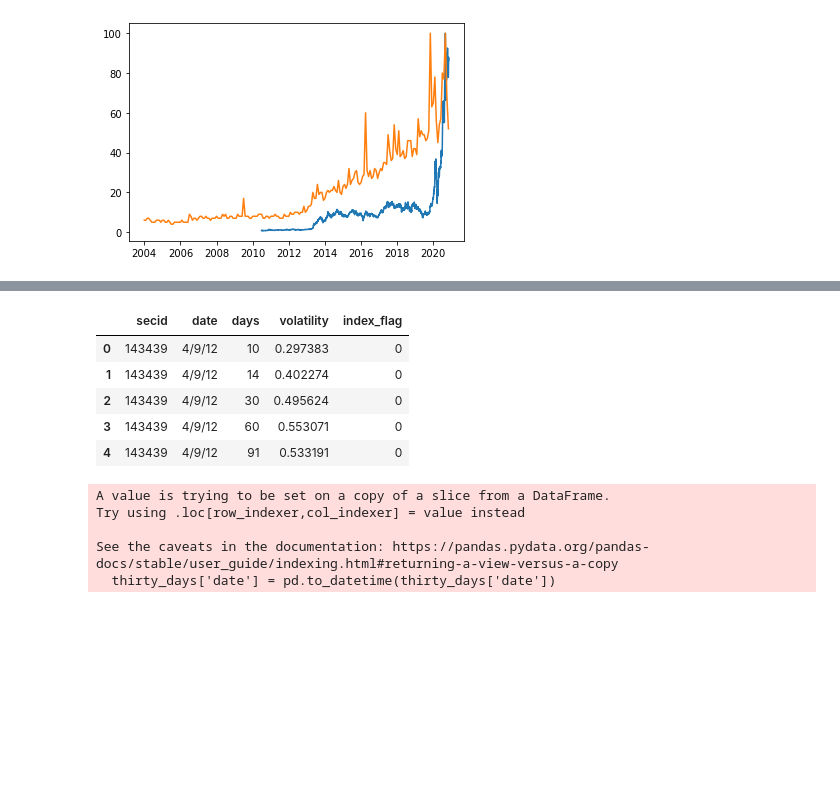
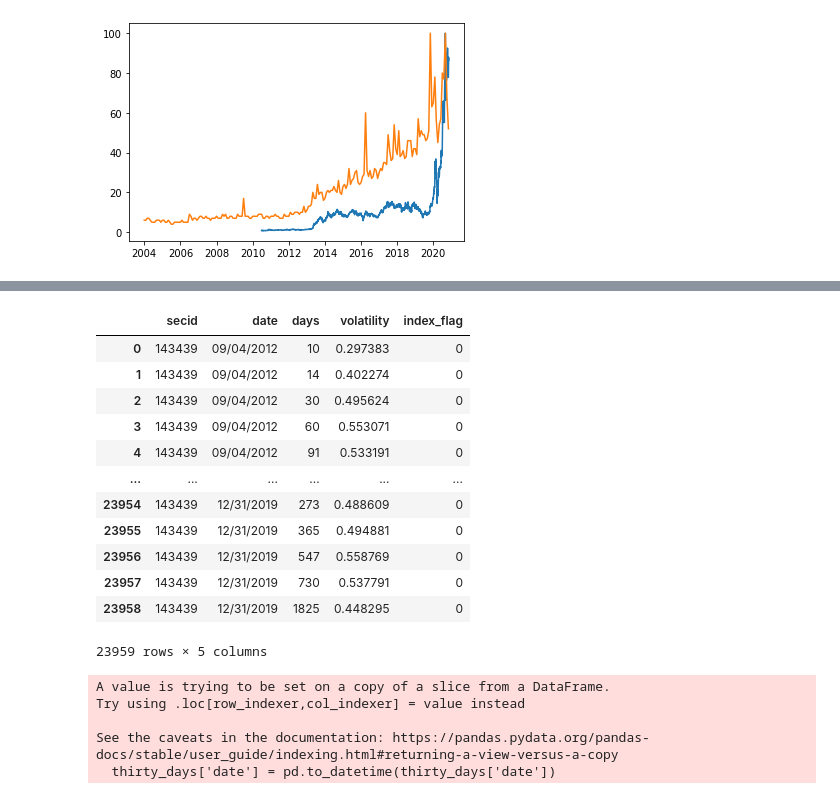
Before and after one commit to evilpegasus/google-trends-financial-modeling, a Jupyter notebook: clean_data.ipynb, the cells around one changed output, grey strips where cells are left out. Saved outputs shown, nothing was run; the diff lists cells and outputs as text; code cells hidden in the pictures; blank space fills up the shorter version.

```diff
--- a/clean_data.ipynb
+++ b/clean_data.ipynb
@@ -110,14 +160,21 @@ hourly_trend.plot()
 # %%
-tesla_volatility = pd.read_csv('TSLA Volitility.csv')
+tesla_volatility = pd.read_csv('TSLA Volatility.csv')
 # %%
-tesla_volatility.head()
+tesla_volatility
 # %% [output]
 |  | secid | date | days | volatility | index_flag |
-| 0 | 143439 | 4/9/12 | 10 | 0.297383 | 0 |
-| 1 | 143439 | 4/9/12 | 14 | 0.402274 | 0 |
-| 2 | 143439 | 4/9/12 | 30 | 0.495624 | 0 |
-| 3 | 143439 | 4/9/12 | 60 | 0.553071 | 0 |
-| 4 | 143439 | 4/9/12 | 91 | 0.533191 | 0 |
+| 0 | 143439 | 09/04/2012 | 10 | 0.297383 | 0 |
+| 1 | 143439 | 09/04/2012 | 14 | 0.402274 | 0 |
+| 2 | 143439 | 09/04/2012 | 30 | 0.495624 | 0 |
+| 3 | 143439 | 09/04/2012 | 60 | 0.553071 | 0 |
+| 4 | 143439 | 09/04/2012 | 91 | 0.533191 | 0 |
+| ... | ... | ... | ... | ... | ... |
+| 23954 | 143439 | 12/31/2019 | 273 | 0.488609 | 0 |
+| 23955 | 143439 | 12/31/2019 | 365 | 0.494881 | 0 |
+| 23956 | 143439 | 12/31/2019 | 547 | 0.558769 | 0 |
+| 23957 | 143439 | 12/31/2019 | 730 | 0.537791 | 0 |
+| 23958 | 143439 | 12/31/2019 | 1825 | 0.448295 | 0 |
+23959 rows × 5 columns
 # %%
 thirty_days = tesla_volatility[tesla_volatility['days'] == 30]
 # %%
```
Also changed, not shown: parts of 15 cells of this notebook, 2 other files.
